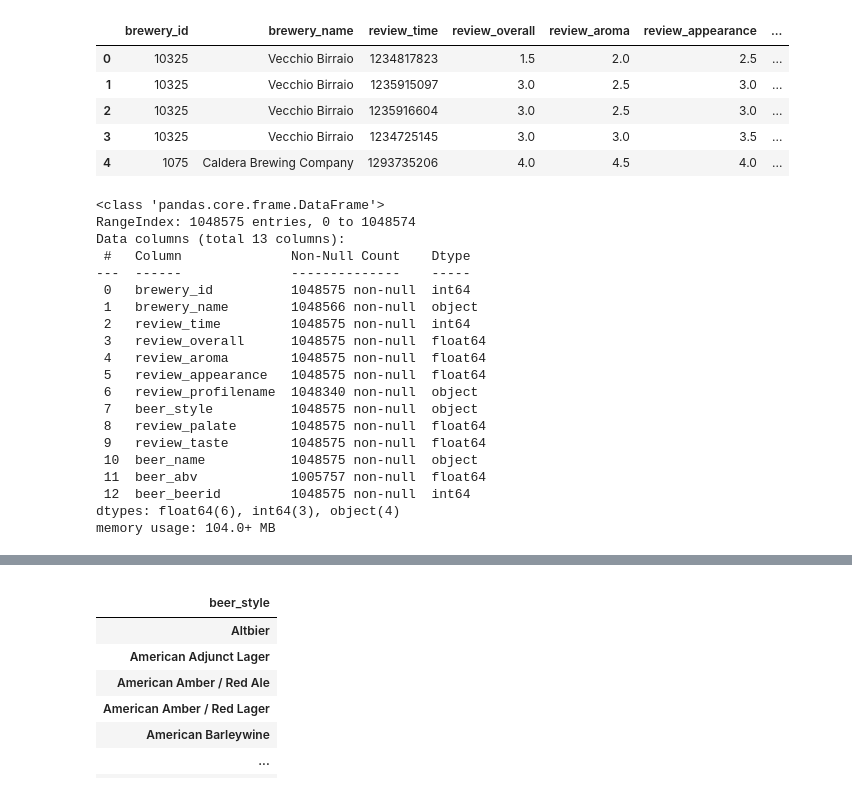
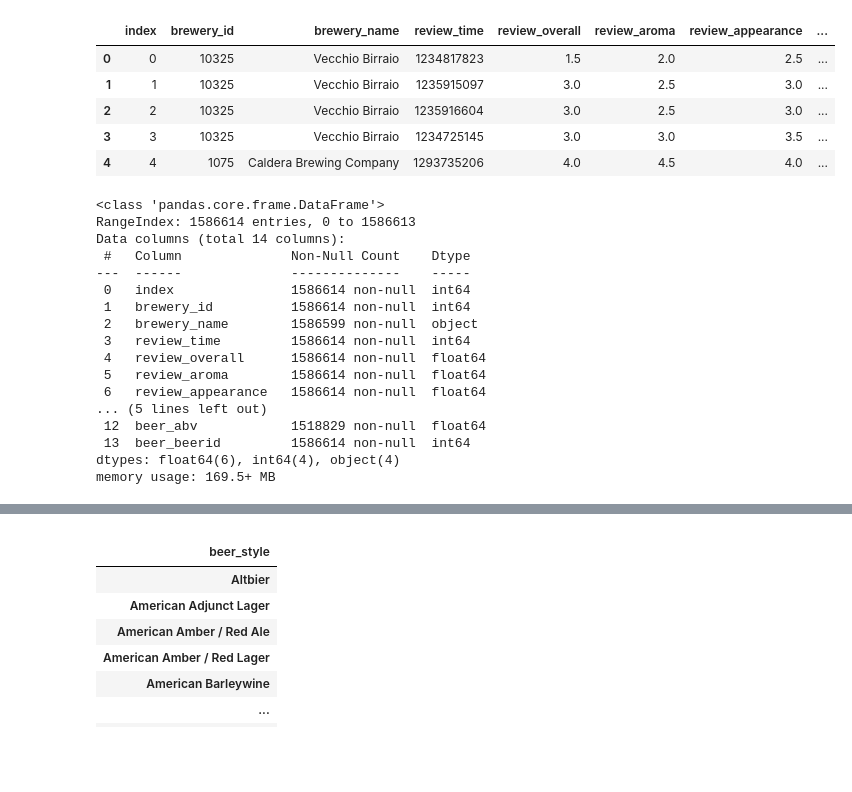
Before and after one commit to manuelurgell/TC4034.10-Equipo18, a Jupyter notebook: Actividad_6.ipynb, the cells around one changed output, grey strips where cells are left out. Cells and saved outputs as stored; diff of their text form; code cells hidden in the pictures; blank space fills up the shorter version.

```diff
--- a/Actividad_6.ipynb
+++ b/Actividad_6.ipynb
@@ -9,40 +13,37 @@ from sklearn.metrics.pairwise import cosine_similarity
 #from google.colab import drive
 # %%
 #drive.mount('/content/drive')
-#root_file_path = '/content/drive/My Drive/3 trimestre/Big data/Semana 6/beer_reviews.csv'
+#root_file_path = '/content/drive/My Drive/3 trimestre/Big data/beer_reviews.csv'
 root_file_path = 'beer_reviews.csv'
-beers_df = pd.read_csv('beer_reviews.csv')
+beers_df = pd.read_csv(root_file_path)
 beers_df.head()
 # %% [output]
-|  | brewery_id | brewery_name | review_time | review_overall | review_aroma | review_appearance | ... |
-| 0 | 10325 | Vecchio Birraio | 1234817823 | 1.5 | 2.0 | 2.5 | ... |
-| 1 | 10325 | Vecchio Birraio | 1235915097 | 3.0 | 2.5 | 3.0 | ... |
-| 2 | 10325 | Vecchio Birraio | 1235916604 | 3.0 | 2.5 | 3.0 | ... |
-| 3 | 10325 | Vecchio Birraio | 1234725145 | 3.0 | 3.0 | 3.5 | ... |
-| 4 | 1075 | Caldera Brewing Company | 1293735206 | 4.0 | 4.5 | 4.0 | ... |
+|  | index | brewery_id | brewery_name | review_time | review_overall | review_aroma | review_appearance | ... |
+| 0 | 0 | 10325 | Vecchio Birraio | 1234817823 | 1.5 | 2.0 | 2.5 | ... |
+| 1 | 1 | 10325 | Vecchio Birraio | 1235915097 | 3.0 | 2.5 | 3.0 | ... |
+| 2 | 2 | 10325 | Vecchio Birraio | 1235916604 | 3.0 | 2.5 | 3.0 | ... |
+| 3 | 3 | 10325 | Vecchio Birraio | 1234725145 | 3.0 | 3.0 | 3.5 | ... |
+| 4 | 4 | 1075 | Caldera Brewing Company | 1293735206 | 4.0 | 4.5 | 4.0 | ... |
 # %%
 beers_df.info()
 # %% [output]
 <class 'pandas.core.frame.DataFrame'>
-RangeIndex: 1048575 entries, 0 to 1048574
-Data columns (total 13 columns):
+RangeIndex: 1586614 entries, 0 to 1586613
+Data columns (total 14 columns):
  #   Column              Non-Null Count    Dtype
 ---  ------              --------------    -----
- 0   brewery_id          1048575 non-null  int64
- 1   brewery_name        1048566 non-null  object
- 2   review_time         1048575 non-null  int64
- 3   review_overall      1048575 non-null  float64
- 4   review_aroma        1048575 non-null  float64
- 5   review_appearance   1048575 non-null  float64
- 6   review_profilename  1048340 non-null  object
- 7   beer_style          1048575 non-null  object
- 8   review_palate       1048575 non-null  float64
- 9   review_taste        1048575 non-null  float64
- 10  beer_name           1048575 non-null  object
- 11  beer_abv            1005757 non-null  float64
- 12  beer_beerid         1048575 non-null  int64
-dtypes: float64(6), int64(3), object(4)
-memory usage: 104.0+ MB
+ 0   index               1586614 non-null  int64
+ 1   brewery_id          1586614 non-null  int64
+ 2   brewery_name        1586599 non-null  object
+ 3   review_time         1586614 non-null  int64
+ 4   review_overall      1586614 non-null  float64
+ 5   review_aroma        1586614 non-null  float64
+ 6   review_appearance   1586614 non-null  float64
+... (5 lines left out)
+ 12  beer_abv            1518829 non-null  float64
+ 13  beer_beerid         1586614 non-null  int64
+dtypes: float64(6), int64(4), object(4)
+memory usage: 169.5+ MB
 # %%
 beers_df.describe().T
 # %% [output]
```
Also changed, not shown: parts of 19 cells of this notebook.
